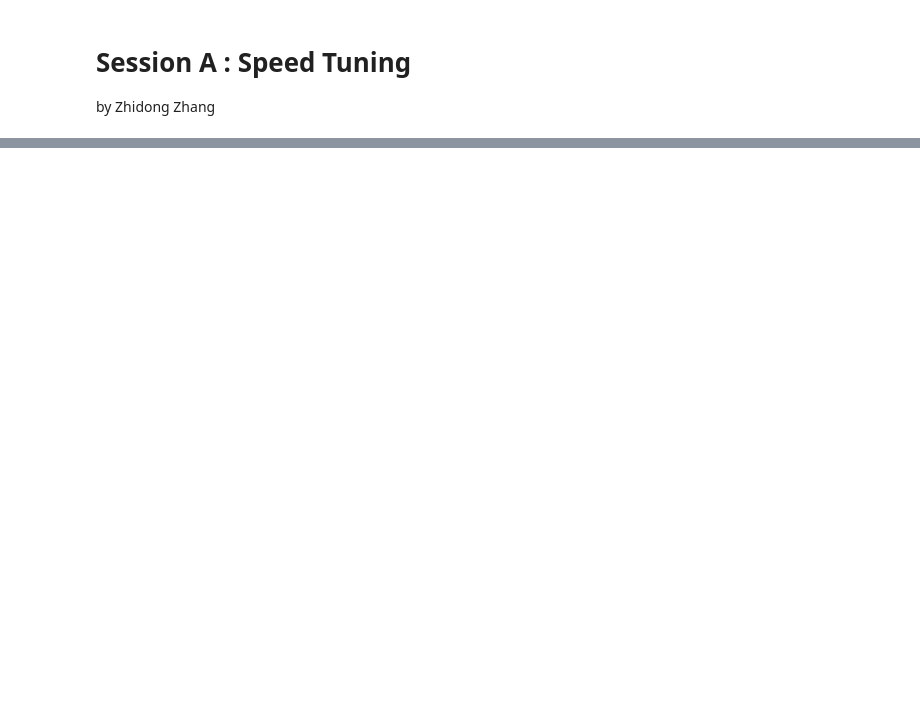
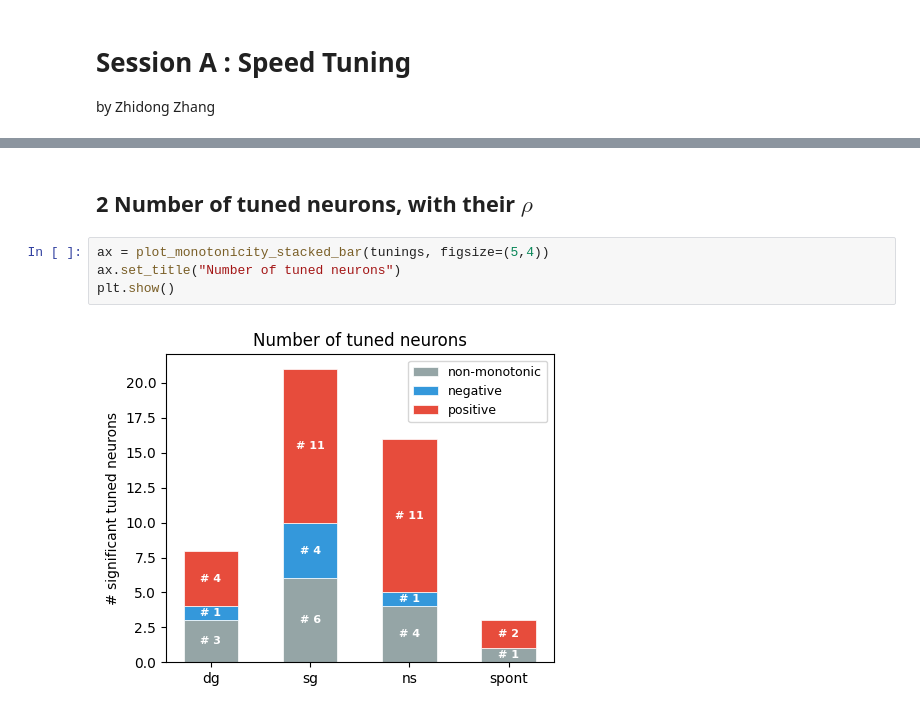
Before and after one commit to ZhidongZhang96/NDS-V1-RunningNaturalMod, a Jupyter notebook: Session A.ipynb, the cells around one changed output, grey strips where cells are left out. Saved outputs shown, nothing was run; the diff lists cells and outputs as text; blank space fills up the shorter version.

```diff
--- a/Session A.ipynb
+++ b/Session A.ipynb
@@ -54,0 +54,8 @@ Non-monotonic tuned neurons: #1
+# %% [markdown]
+## 2 Number of tuned neurons, with their $\rho$
+# %%
+ax = plot_monotonicity_stacked_bar(tunings, figsize=(5,4))
+ax.set_title("Number of tuned neurons")
+plt.show()
+# %% [output]
+[figure, added]
```
Also changed, not shown: parts of 32 cells of this notebook, 1 other file.
